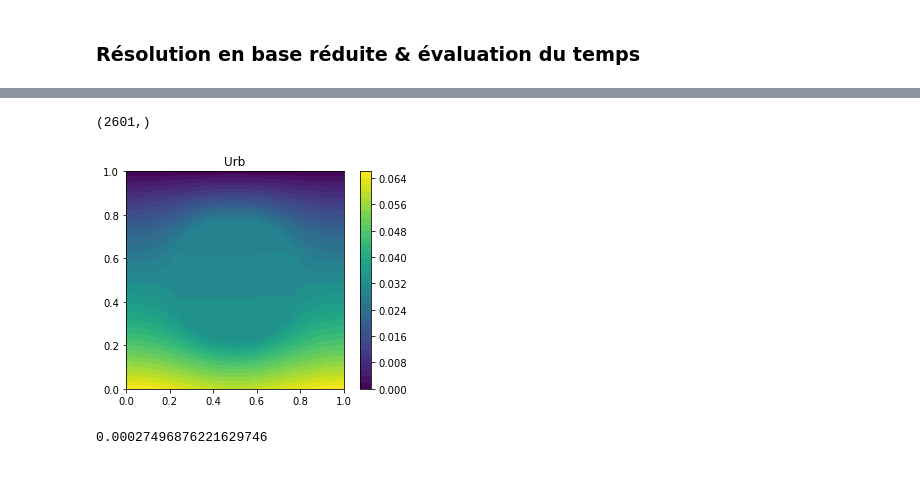
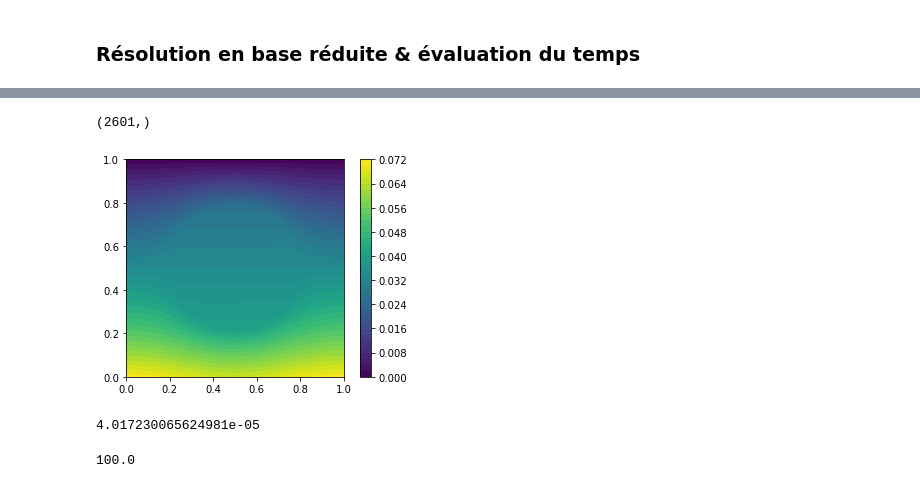
Before and after one commit to pjbenard/-4GMM-CRMB, a Jupyter notebook: Code_Python/POD-Fenics-propre.ipynb, the cells around one changed output, grey strips where cells are left out. Saved outputs shown, nothing was run; the diff lists cells and outputs as text; code cells hidden in the pictures.

```diff
--- a/Code_Python/POD-Fenics-propre.ipynb
+++ b/Code_Python/POD-Fenics-propre.ipynb
@@ -126,6 +202,7 @@ Calling FFC just-in-time (JIT) compiler, this may take some time.
 ## Offline procedure
 # %%
 def POD_offline_procedure(total_model_solver,training_set,tol,plot = False):
+    start_time = time.time()
     U_delta_list = []
     for mu_loop in training_set:
         if plot:
@@ -139,6 +216,9 @@ def POD_offline_procedure(total_model_solver,training_set,tol,plot = False):
         plt.title("all different solutions for mu in training_set")
         plt.show()
     U_delta = np.array(U_delta_list)
+    print(U_delta.shape)
+    print(time.time()-start_time)
+    start_time = time.time()
     U,S,V = svd(U_delta)
     cumul_relat_vp = 0
     sum_vp = np.sum(S)
@@ -148,6 +228,7 @@ def POD_offline_procedure(total_model_solver,training_set,tol,plot = False):
             tronk_rank = rank
             break
     U_tr = U[:,:tronk_rank+1]
+    print(time.time()-start_time)
     return U_delta.T.dot(U_tr),1-cumul_relat_vp
 # %%
 def svd(U_delta):
@@ -175,7 +256,7 @@ def training_set_creator(*args):
     for pool in pools:
         result = [x+[y] for x in result for y in pool]
     for prod in result:
-        yield tuple(prod)
+        yield list(prod)
 # %%
 def reduced_solver(mu,A_q,shape):
     """
@@ -260,5 +343,5 @@ print(np.shape(Base))
 # %% [markdown]
 ### Truth solution for mu_test & évaluation du temps mis
 # %%
-mu_test = np.array([15,0.1])
+mu_test = np.array([6,0.1])
 # %%
@@ -292,7 +371,7 @@ Wall time: 2.29 s
 # %% [markdown]
 ### Résolution en base réduite & évaluation du temps
 # %%
-%%time
-
+%%timeit
 U_rb = reduced_solver(mu_test,A_q,shape)
+RES = Base.dot(U_rb)
 # %% [output]
@@ -303,19 +379,22 @@ Wall time: 2.27 ms
 # %%
-print(np.shape(Base.dot(U_rb)))
+print(np.shape(RES))
 
 utmp = Function(V)
-utmp.vector().set_local(Base.dot(U_rb))
+utmp.vector().set_local(RES)
 aah = plot(utmp)
 plt.colorbar(aah)
-plt.title("Urb")
 plt.show()
 
 
 #plt.plot(X,Base.dot(U_rb),label="reduced_sol")
 #plt.legend()
 #plt.show()
-print((np.max(U_true.vector().get_local()-Base.dot(U_rb))))
+print((npl.norm(U_true.vector().get_local()-RES))/npl.norm(U_true.vector().get_local()))
 # %% [output]
 (2601,)
-[figure, old version]
+[figure, new version]
-0.00027496876221629746
+4.017230065624981e-05
+# %%
+print(0.004/4e-5)
+# %% [output]
+100.0
```
Also changed, not shown: parts of 14 cells of this notebook, 9 other files.
